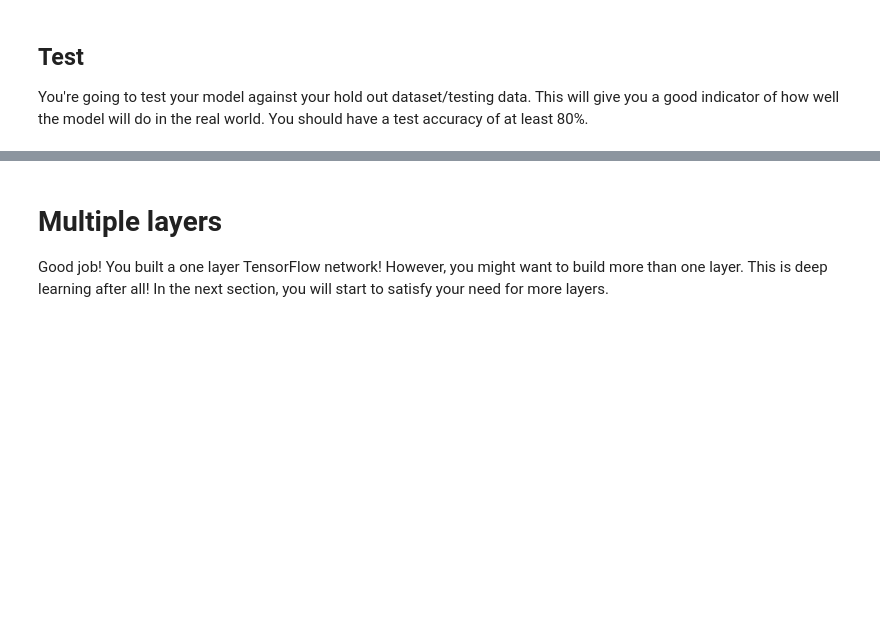
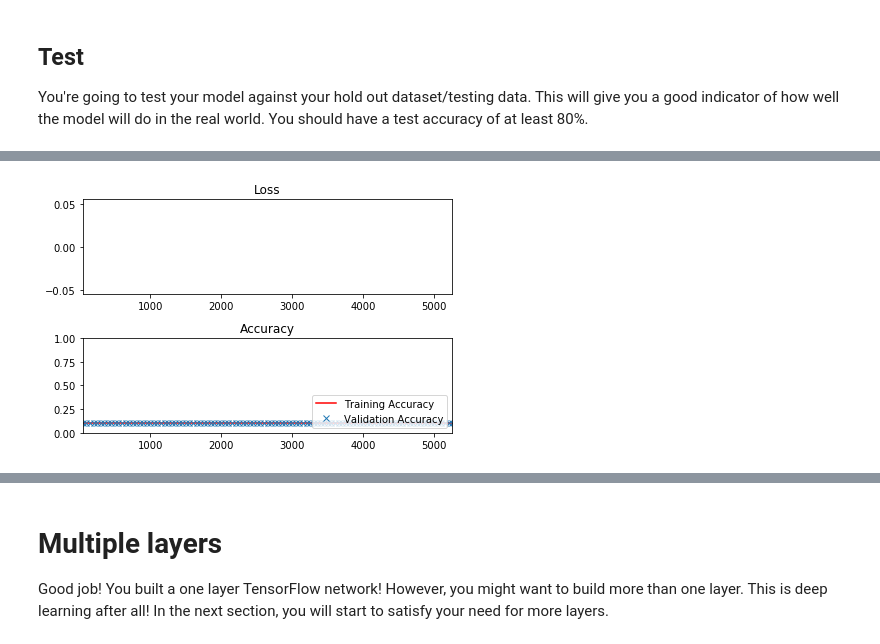
Before and after one commit to jayeshvpatil/Deep-Learning-Udacity, a Jupyter notebook: notMNIST Single Layer Neural Network/notMNIST Tensorflow.ipynb, the cells around one changed output, grey strips where cells are left out. Cells and saved outputs as stored; diff of their text form; code cells hidden in the pictures; blank space fills up the shorter version.

```diff
--- a/notMNIST Single Layer Neural Network/notMNIST Tensorflow.ipynb
+++ b/notMNIST Single Layer Neural Network/notMNIST Tensorflow.ipynb
@@ -451,0 +529,7 @@ Nice Job! Test Accuracy is 0.8528000116348267
+# %%
+# Determine if the predictions are correct
+is_correct_prediction = tf.equal(tf.argmax(prediction, 1), tf.argmax(labels, 1))
+# Calculate the accuracy of the predictions
+accuracy = tf.reduce_mean(tf.cast(is_correct_prediction, tf.float32))
+
+print('Accuracy function created.')
@@ -451,0 +538,86 @@ Nice Job! Test Accuracy is 0.8528000116348267
+# %%
+# Change if you have memory restrictions
+batch_size = 128
+
+# TODO: Find the best parameters for each configuration
+# epochs =
+# learning_rate =
+
+epochs = 5
+learning_rate =0.01
+
+### DON'T MODIFY ANYTHING BELOW ###
+# Gradient Descent
+optimizer = tf.train.GradientDescentOptimizer(learning_rate).minimize(loss)
+
+# The accuracy measured against the validation set
+validation_accuracy = 0.0
+
+# Measurements use for graphing loss and accuracy
+log_batch_step = 50
+batches = []
+loss_batch = []
+train_acc_batch = []
+valid_acc_batch = []
+
+saver = tf.train.Saver()
+
+#tf.reset_default_graph()
+# Create an operation that initializes all variables
+init = tf.global_variables_initializer()
+with tf.Session() as session:
+    session.run(init)
+    batch_count = int(math.ceil(len(train_features)/batch_size))
+
+    for epoch_i in range(epochs):
+
+        # Progress bar
+        batches_pbar = tqdm(range(batch_count), desc='Epoch {:>2}/{}'.format(epoch_i+1, epochs), unit='batches')
+
+        # The training cycle
+        for batch_i in batches_pbar:
+            # Get a batch of training features and labels
+            batch_start = batch_i*batch_size
+            batch_features = train_features[batch_start:batch_start + batch_size]
+            batch_labels = train_labels[batch_start:batch_start + batch_size]
+
+            # Run optimizer and get loss
+            _, l = session.run(
+                [optimizer, loss],
+                feed_dict={features: batch_features, labels: batch_labels, keep_prob:0.5})
+
+            # Log every 50 batches
+            if not batch_i % log_batch_step:
+                # Calculate Training and Validation accuracy
+                training_accuracy = session.run(accuracy, feed_dict=train_feed_dict)
+                validation_accuracy = session.run(accuracy, feed_dict=valid_feed_dict)
+
+                # Log batches
+                previous_batch = batches[-1] if batches else 0
+                batches.append(log_batch_step + previous_batch)
+                loss_batch.append(l)
+                train_acc_batch.append(training_accuracy)
+                valid_acc_batch.append(validation_accuracy)
+
+        # Check accuracy against Validation data
+        validation_accuracy = session.run(accuracy, feed_dict=valid_feed_dict)
+    saver.save(session, save_file)
+    print('Trained Model Saved.')
+
+loss_plot = plt.subplot(211)
+loss_plot.set_title('Loss')
+loss_plot.plot(batches, loss_batch, 'g')
+loss_plot.set_xlim([batches[0], batches[-1]])
+acc_plot = plt.subplot(212)
+acc_plot.set_title('Accuracy')
+acc_plot.plot(batches, train_acc_batch, 'r', label='Training Accuracy')
+acc_plot.plot(batches, valid_acc_batch, 'x', label='Validation Accuracy')
+acc_plot.set_ylim([0, 1.0])
+acc_plot.set_xlim([batches[0], batches[-1]])
+acc_plot.legend(loc=4)
+plt.tight_layout()
+plt.show()
+
+print('Trained Model Saved.')
+print('Validation accuracy at {}'.format(validation_accuracy))
+# %% [output]
@@ -451,0 +625 @@ Nice Job! Test Accuracy is 0.8528000116348267
+[figure, added]
```
Also changed, not shown: parts of 10 cells of this notebook, 5 other files.
